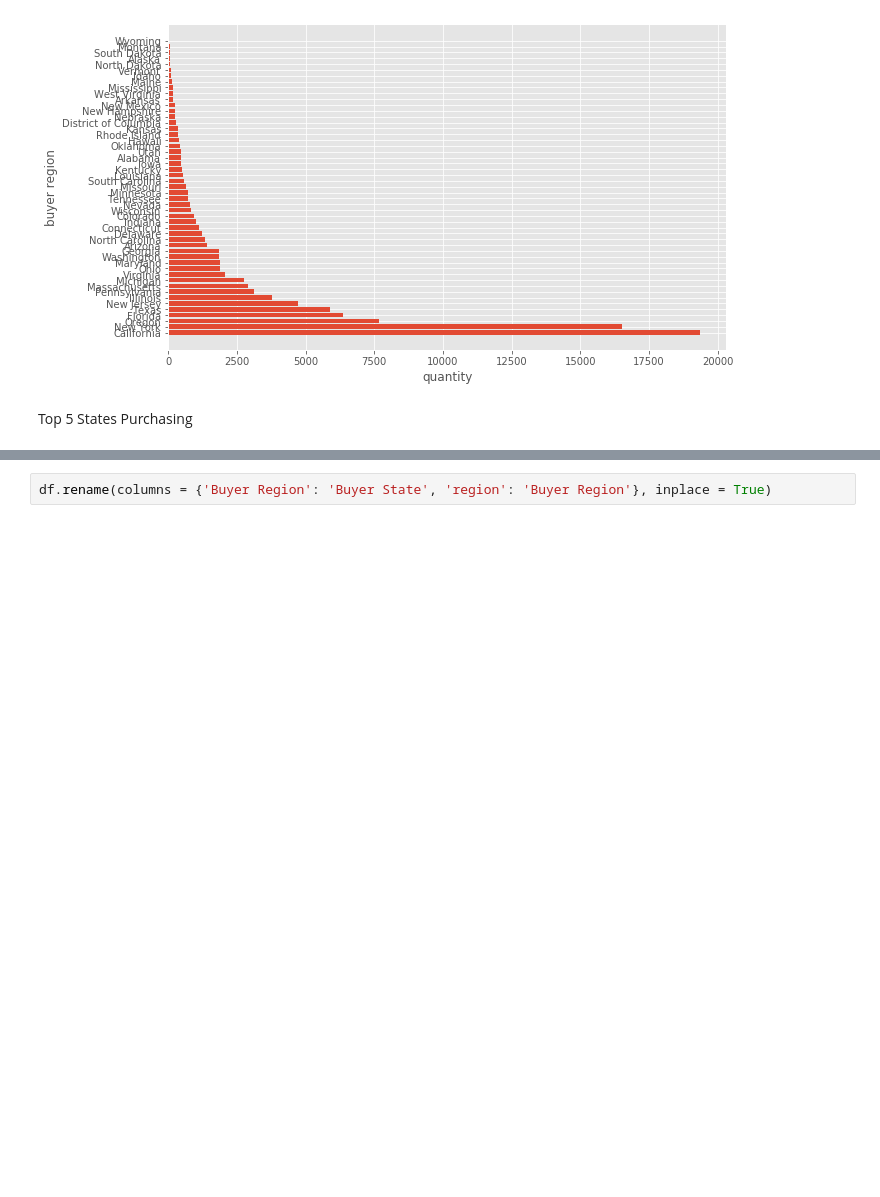
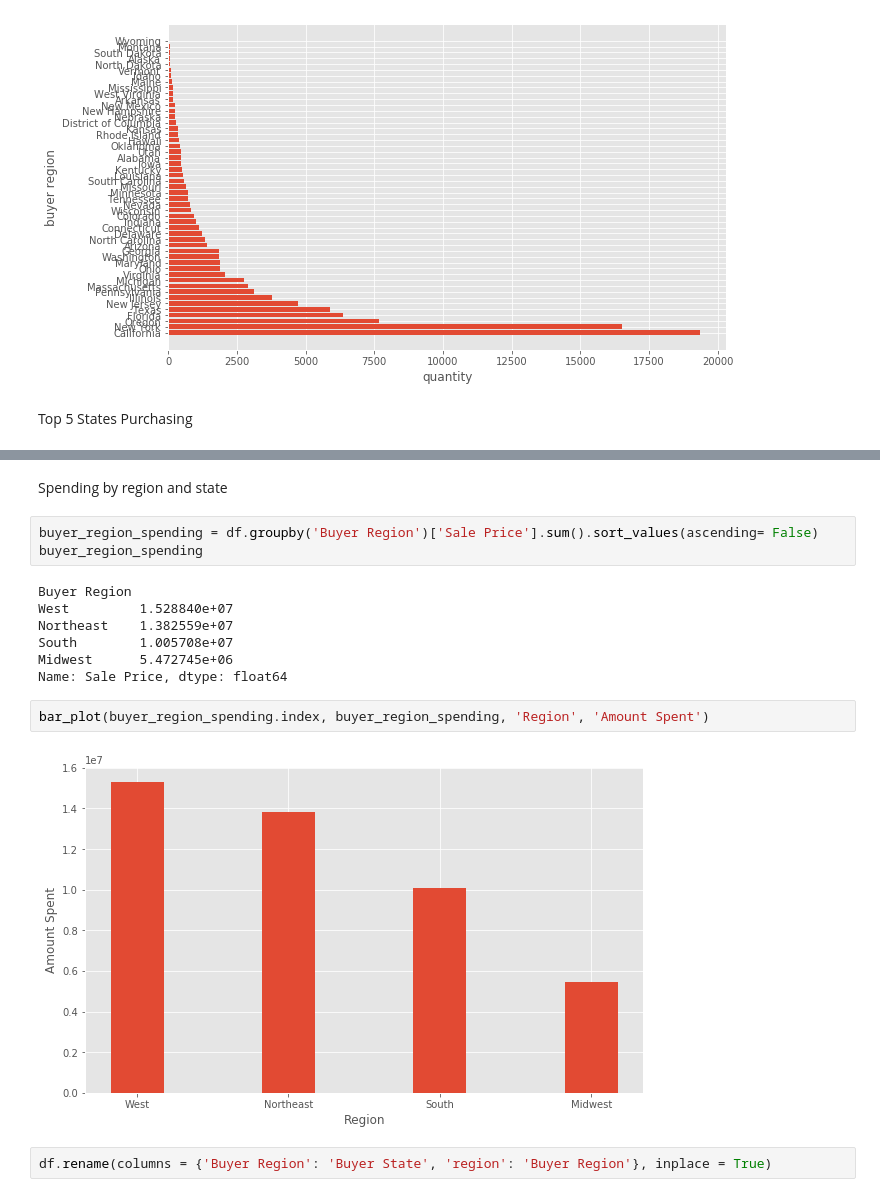
Before and after one commit to HienHa34/Yeezy-vs.-Off-White, a Jupyter notebook: EDA.ipynb, the cells around one changed output, grey strips where cells are left out. Saved outputs shown, nothing was run; the diff lists cells and outputs as text; blank space fills up the shorter version.

Commit message:
Added RegionSpending on Brands and Top5 State spending on brands

```diff
--- a/EDA.ipynb
+++ b/EDA.ipynb
@@ -246,5 +246,21 @@ bar_plot(top_5.index, top_5, 'quantity', 'buyer region', horizontal = True)
 # %% [output]
 [figure]
+# %% [markdown]
+Spending by region and state
+# %%
+buyer_region_spending = df.groupby('Buyer Region')['Sale Price'].sum().sort_values(ascending= False)
+buyer_region_spending
+# %% [output]
+Buyer Region
+West         1.528840e+07
+Northeast    1.382559e+07
+South        1.005708e+07
+Midwest      5.472745e+06
+Name: Sale Price, dtype: float64
+# %%
+bar_plot(buyer_region_spending.index, buyer_region_spending, 'Region', 'Amount Spent')
+# %% [output]
+[figure, added]
 # %%
 df.rename(columns = {'Buyer Region': 'Buyer State', 'region': 'Buyer Region'}, inplace = True)
 # %%
```
Also changed, not shown: parts of 26 cells of this notebook.
